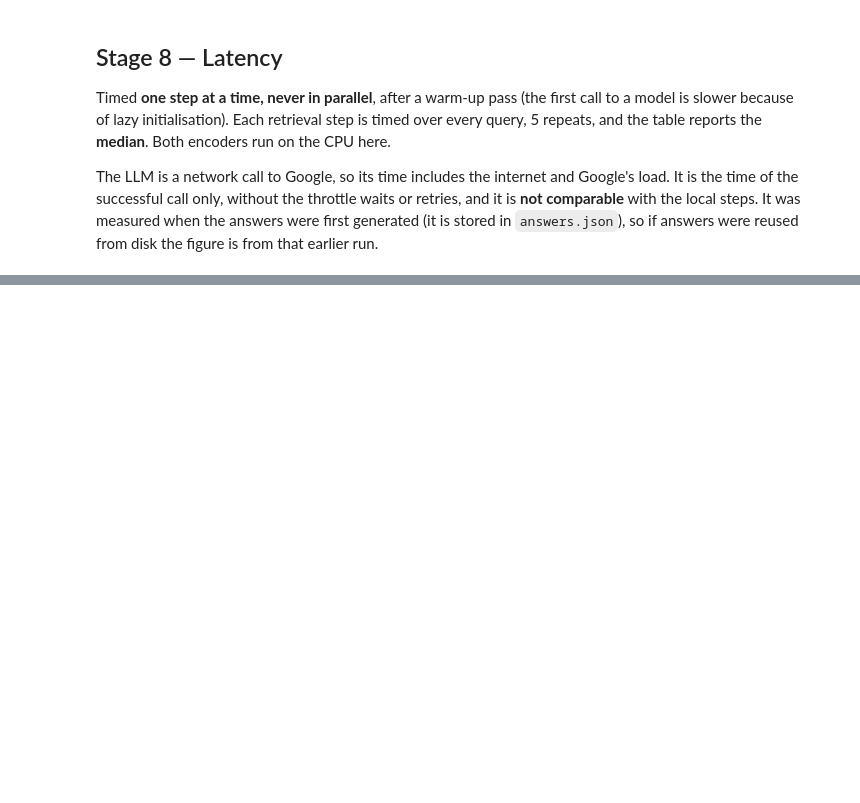
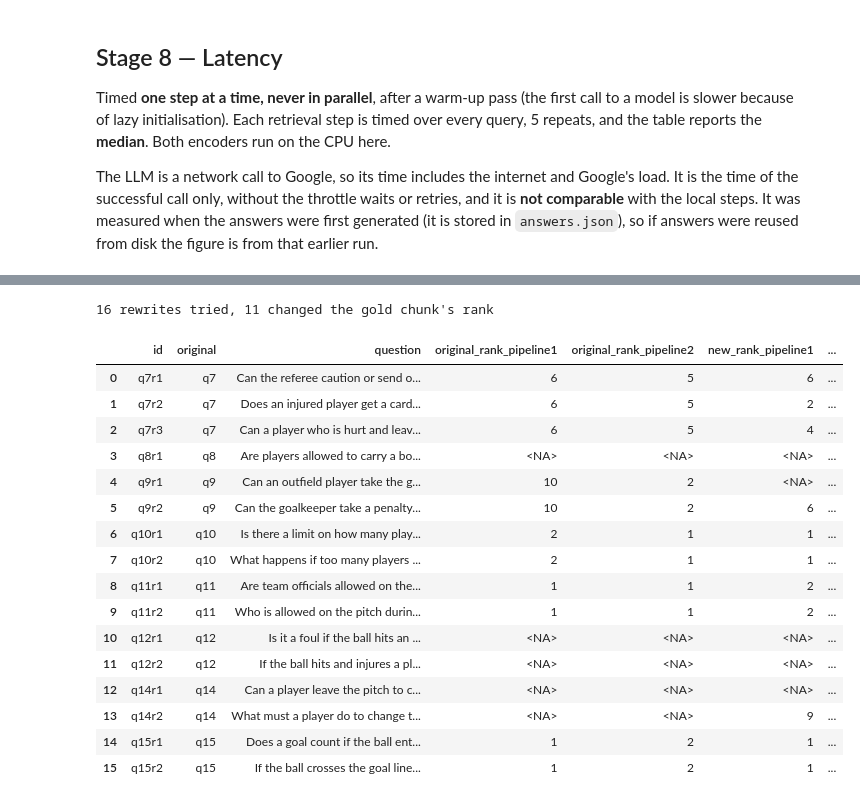
Before and after one commit to N03L-22/LMA_A1_RAG, a Jupyter notebook: rag_reranking.ipynb, the cells around one changed output, grey strips where cells are left out. Drawn from its saved outputs; the diff is of its cells as text; code cells hidden in the pictures; blank space fills up the shorter version.

```diff
--- a/rag_reranking.ipynb
+++ b/rag_reranking.ipynb
@@ -902,0 +920,48 @@ re-ranking costs 15.7x the retrieval step on top of it
+# %%
+rephrased_queries = json.loads((project_root / "data" / "rephrased_queries.json").read_text(encoding="utf-8"))
+original_by_id = {query["id"]: query for query in queries}
+original_rank_row = {row["id"]: row for row in rank_rows}      # the rank table of the original queries
+
+rephrased_rows = []
+rephrased_rankings = {}
+for rewrite in rephrased_queries:
+    gold_chunk_ids = original_by_id[rewrite["original"]]["gold_chunks"]        # same gold chunk as the original
+    candidates = retrieve(rewrite["question"])
+    reranked = rerank(rewrite["question"], candidates)
+    rephrased_rankings[rewrite["id"]] = {"baseline": candidates, "reranked": reranked}
+    baseline_rank = best_rank([chunk_id for chunk_id, _ in candidates], gold_chunk_ids)
+    reranked_rank = best_rank([chunk_id for chunk_id, _ in reranked], gold_chunk_ids)
+    original_baseline_rank = original_rank_row[rewrite["original"]]["bi_rank"]
+    original_reranked_rank = original_rank_row[rewrite["original"]]["ce_rank"]
+    rephrased_rows.append({
+        "id": rewrite["id"], "original": rewrite["original"], "question": rewrite["question"],
+        "original_rank_pipeline1": original_baseline_rank, "original_rank_pipeline2": original_reranked_rank,
+        "new_rank_pipeline1": baseline_rank, "new_rank_pipeline2": reranked_rank,
+        # "changed" = the gold chunk sits at a different rank in either pipeline than it did for the original wording
+        "changed": (baseline_rank != original_baseline_rank) or (reranked_rank != original_reranked_rank),
+    })
+rephrased_table = pd.DataFrame(rephrased_rows)
+for column in ["original_rank_pipeline1", "original_rank_pipeline2", "new_rank_pipeline1", "new_rank_pipeline2"]:
+    rephrased_table[column] = rephrased_table[column].astype("Int64")      # whole numbers; blank = not in the top 10
+rephrased_table.to_csv(project_root / "results" / "rephrased_rank_shifts.csv", index=False)
+print(f"{len(rephrased_table)} rewrites tried, {int(rephrased_table['changed'].sum())} changed the gold chunk's rank")
+rephrased_table
+# %% [output]
+16 rewrites tried, 11 changed the gold chunk's rank
+|  | id | original | question | original_rank_pipeline1 | original_rank_pipeline2 | new_rank_pipeline1 | ... |
+| 0 | q7r1 | q7 | Can the referee caution or send o... | 6 | 5 | 6 | ... |
+| 1 | q7r2 | q7 | Does an injured player get a card... | 6 | 5 | 2 | ... |
+| 2 | q7r3 | q7 | Can a player who is hurt and leav... | 6 | 5 | 4 | ... |
+| 3 | q8r1 | q8 | Are players allowed to carry a bo... | <NA> | <NA> | <NA> | ... |
+| 4 | q9r1 | q9 | Can an outfield player take the g... | 10 | 2 | <NA> | ... |
+| 5 | q9r2 | q9 | Can the goalkeeper take a penalty... | 10 | 2 | 6 | ... |
+| 6 | q10r1 | q10 | Is there a limit on how many play... | 2 | 1 | 1 | ... |
+| 7 | q10r2 | q10 | What happens if too many players ... | 2 | 1 | 1 | ... |
+| 8 | q11r1 | q11 | Are team officials allowed on the... | 1 | 1 | 2 | ... |
+| 9 | q11r2 | q11 | Who is allowed on the pitch durin... | 1 | 1 | 2 | ... |
+| 10 | q12r1 | q12 | Is it a foul if the ball hits an ... | <NA> | <NA> | <NA> | ... |
+| 11 | q12r2 | q12 | If the ball hits and injures a pl... | <NA> | <NA> | <NA> | ... |
+| 12 | q14r1 | q14 | Can a player leave the pitch to c... | <NA> | <NA> | <NA> | ... |
+| 13 | q14r2 | q14 | What must a player do to change t... | <NA> | <NA> | 9 | ... |
+| 14 | q15r1 | q15 | Does a goal count if the ball ent... | 1 | 2 | 1 | ... |
+| 15 | q15r2 | q15 | If the ball crosses the goal line... | 1 | 2 | 1 | ... |
```
Also changed, not shown: parts of 4 cells of this notebook, 4 other files.
